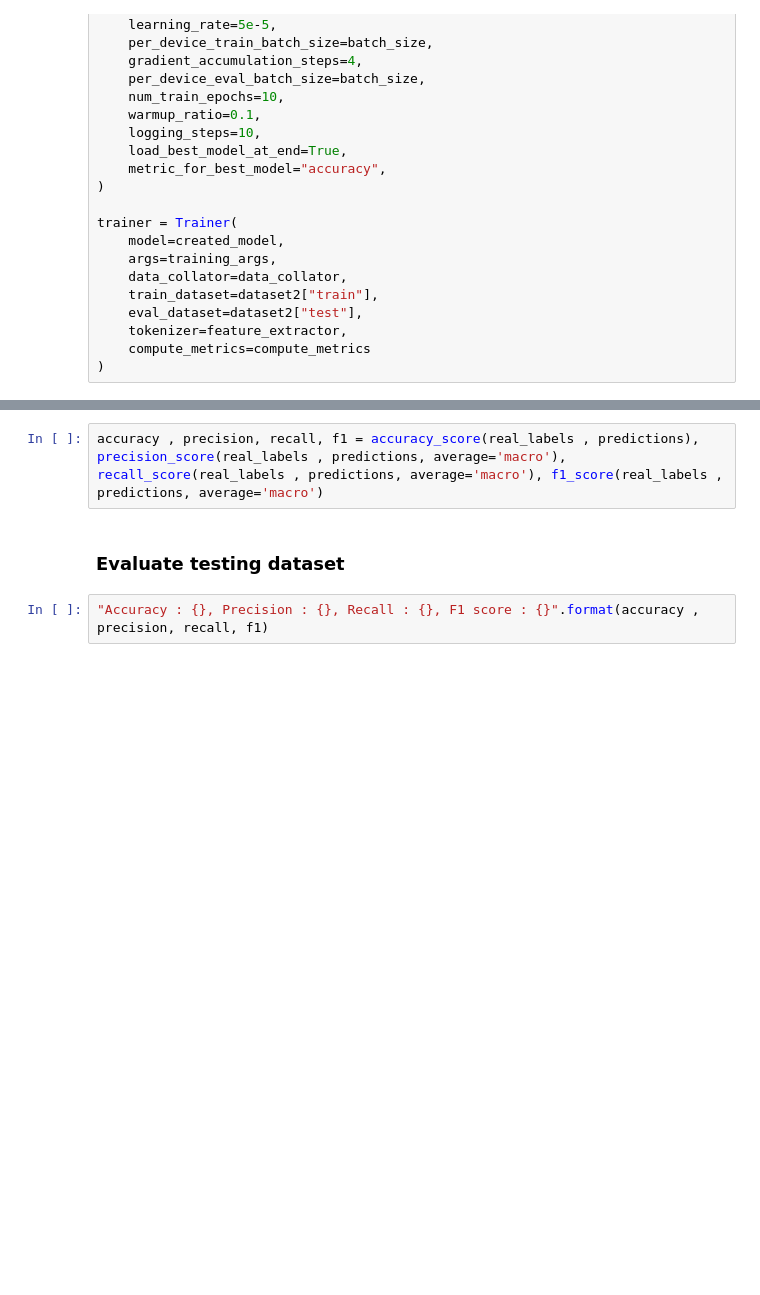
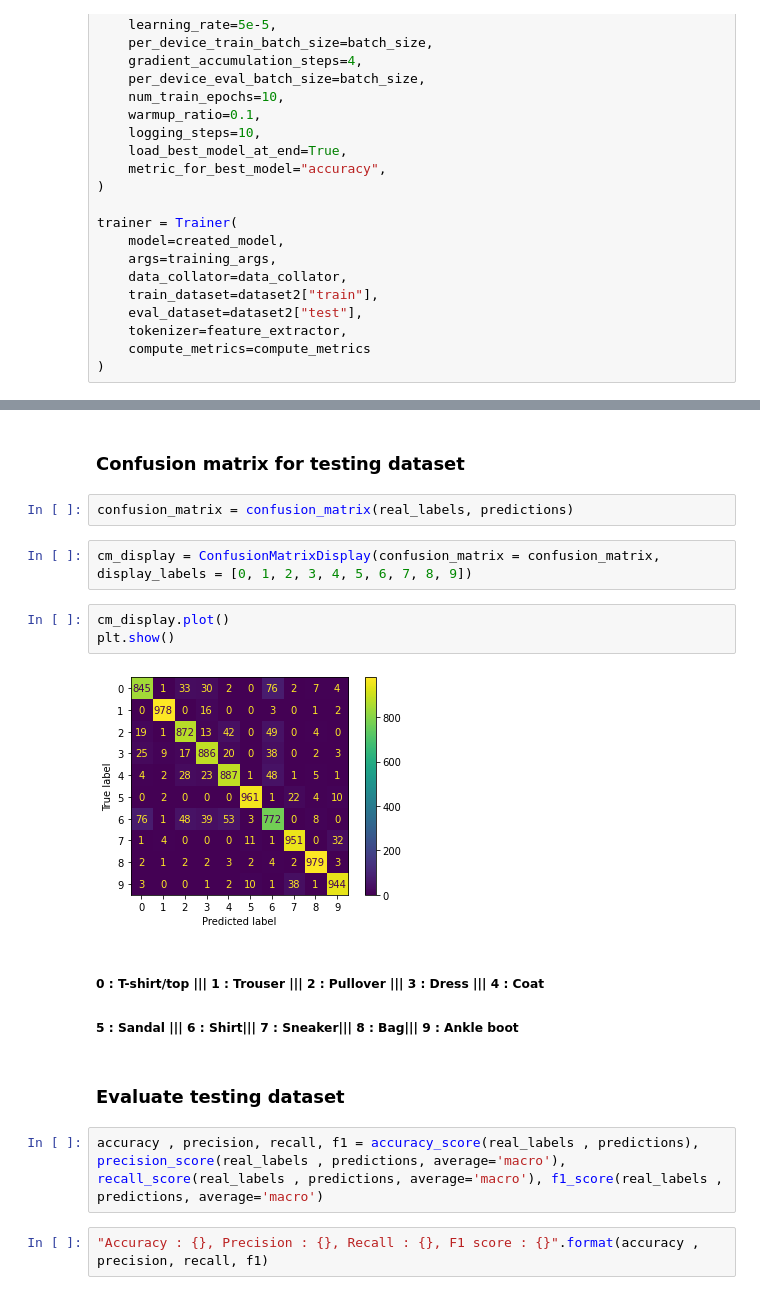
Before and after one commit to thilinadj/Deep-Learning-CW2, a Jupyter notebook: image_classification_fashion_mnist.ipynb, the cells around one changed output, grey strips where cells are left out. Saved outputs shown, nothing was run; the diff lists cells and outputs as text; blank space fills up the shorter version.

Commit message:
added confusion matrix

```diff
--- a/image_classification_fashion_mnist.ipynb
+++ b/image_classification_fashion_mnist.ipynb
@@ -448,7 +436,21 @@ trainer.save_metrics("eval", metrics)
+# %% [markdown]
+### Confusion matrix for testing dataset
+# %%
+confusion_matrix = confusion_matrix(real_labels, predictions)
+# %%
+cm_display = ConfusionMatrixDisplay(confusion_matrix = confusion_matrix, display_labels = [0, 1, 2, 3, 4, 5, 6, 7, 8, 9])
+# %%
+cm_display.plot()
+plt.show()
+# %% [output]
+[figure, added]
+# %% [markdown]
+#####  0 : T-shirt/top |||  1	: Trouser |||  2 : Pullover |||  3	: Dress |||  4	: Coat
+#####  5	: Sandal |||  6	: Shirt|||  7	: Sneaker|||  8	: Bag|||  9	: Ankle boot
+# %% [markdown]
+### Evaluate testing dataset
 # %%
 accuracy , precision, recall, f1 = accuracy_score(real_labels , predictions), precision_score(real_labels , predictions, average='macro'), recall_score(real_labels , predictions, average='macro'), f1_score(real_labels , predictions, average='macro')
-# %% [markdown]
-### Evaluate testing dataset
 # %%
 "Accuracy : {}, Precision : {}, Recall : {}, F1 score : {}".format(accuracy , precision, recall, f1)
 # %% [output]
```
Also changed, not shown: parts of 5 cells of this notebook.
